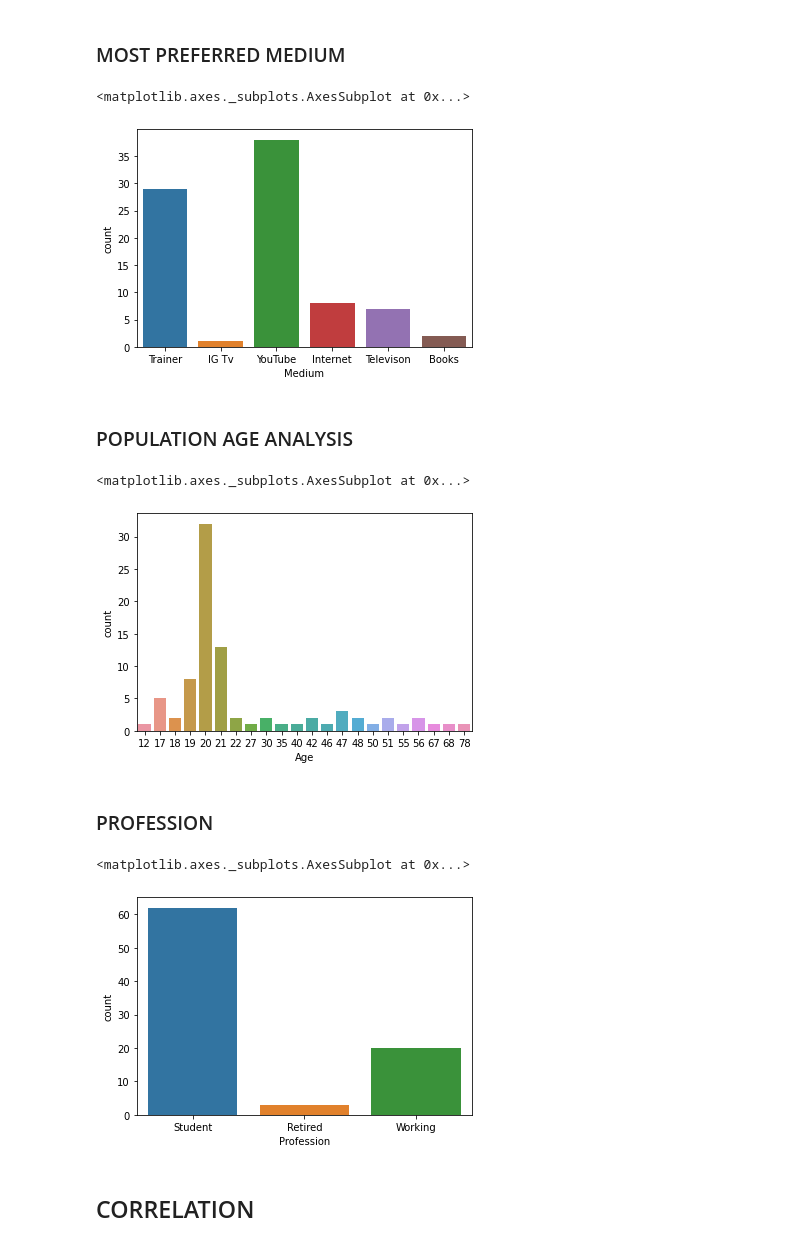
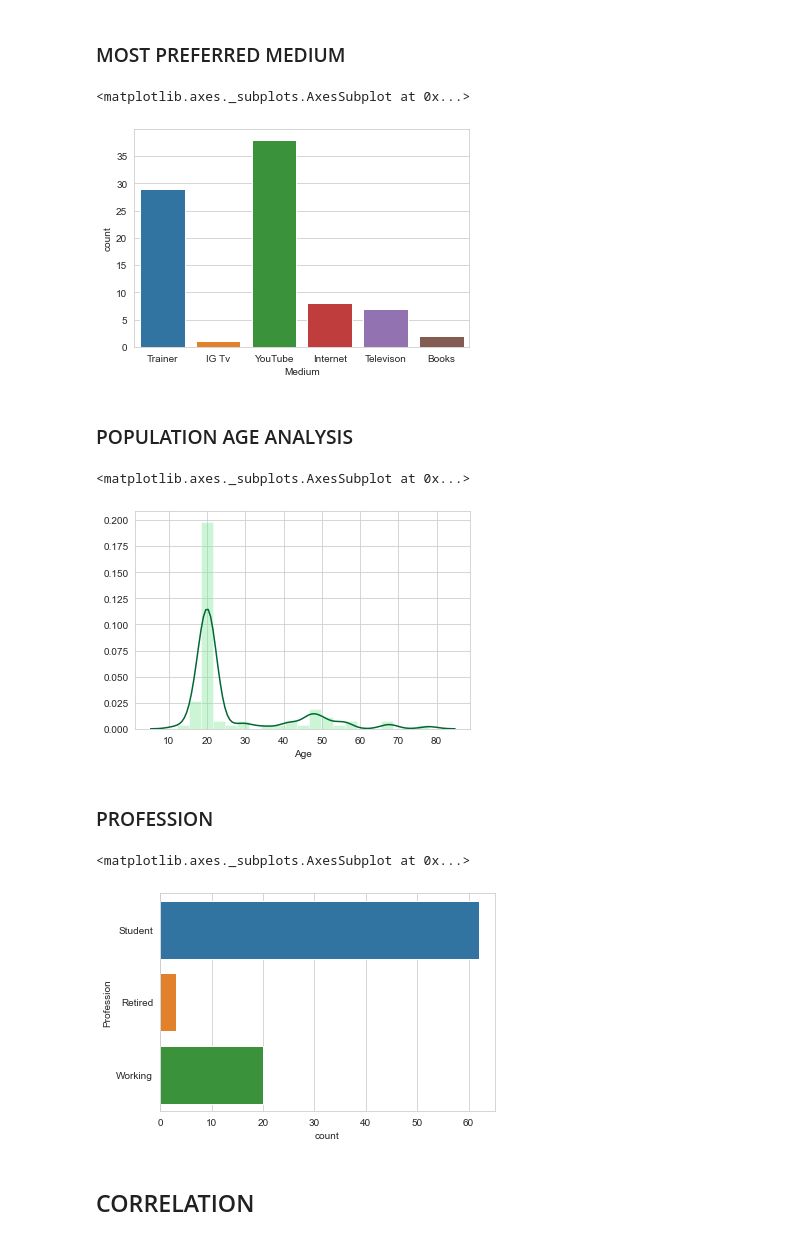
Before and after one commit to AayushVyasKIIT/Data-Analysis---Effects-of-yoga, a Jupyter notebook: DA Assignment.ipynb, the cells around one changed output. Cells and saved outputs as stored; diff of their text form; code cells hidden in the pictures.

```diff
--- a/DA Assignment.ipynb
+++ b/DA Assignment.ipynb
@@ -9,6 +9,7 @@ import numpy as np
 import pandas as pd
 import matplotlib.pyplot as plt
 import seaborn as sb
+sb.set_style("whitegrid")
 # %% [markdown]
 ## INPUT DATA FROM GOOGLE FORMS
 # %%
@@ -168,21 +158,21 @@ data
 sb.countplot(data["Medium"])
 # %% [output]
 <matplotlib.axes._subplots.AxesSubplot at 0x...>
-[figure, old version]
+[figure, new version]
 # %% [markdown]
 ### POPULATION AGE ANALYSIS
 # %%
-sb.countplot(data["Age"]) #shows the varied age of population of our responses
+sb.distplot(data["Age"],color=(0.5,0.9,0.6),kde_kws={"color":(0,0.4,0.2)}) #shows the varied age of population of our responses
 # %% [output]
 <matplotlib.axes._subplots.AxesSubplot at 0x...>
-[figure, old version]
+[figure, new version]
 # %% [markdown]
 ### PROFESSION
 # %%
-sb.countplot(data["Profession"])
+sb.countplot(y=data["Profession"])
 # %% [output]
 <matplotlib.axes._subplots.AxesSubplot at 0x...>
-[figure, old version]
+[figure, new version]
 # %% [markdown]
 ## CORRELATION
 # %%
```
Also changed, not shown: parts of 9 cells of this notebook, 1 other file.
